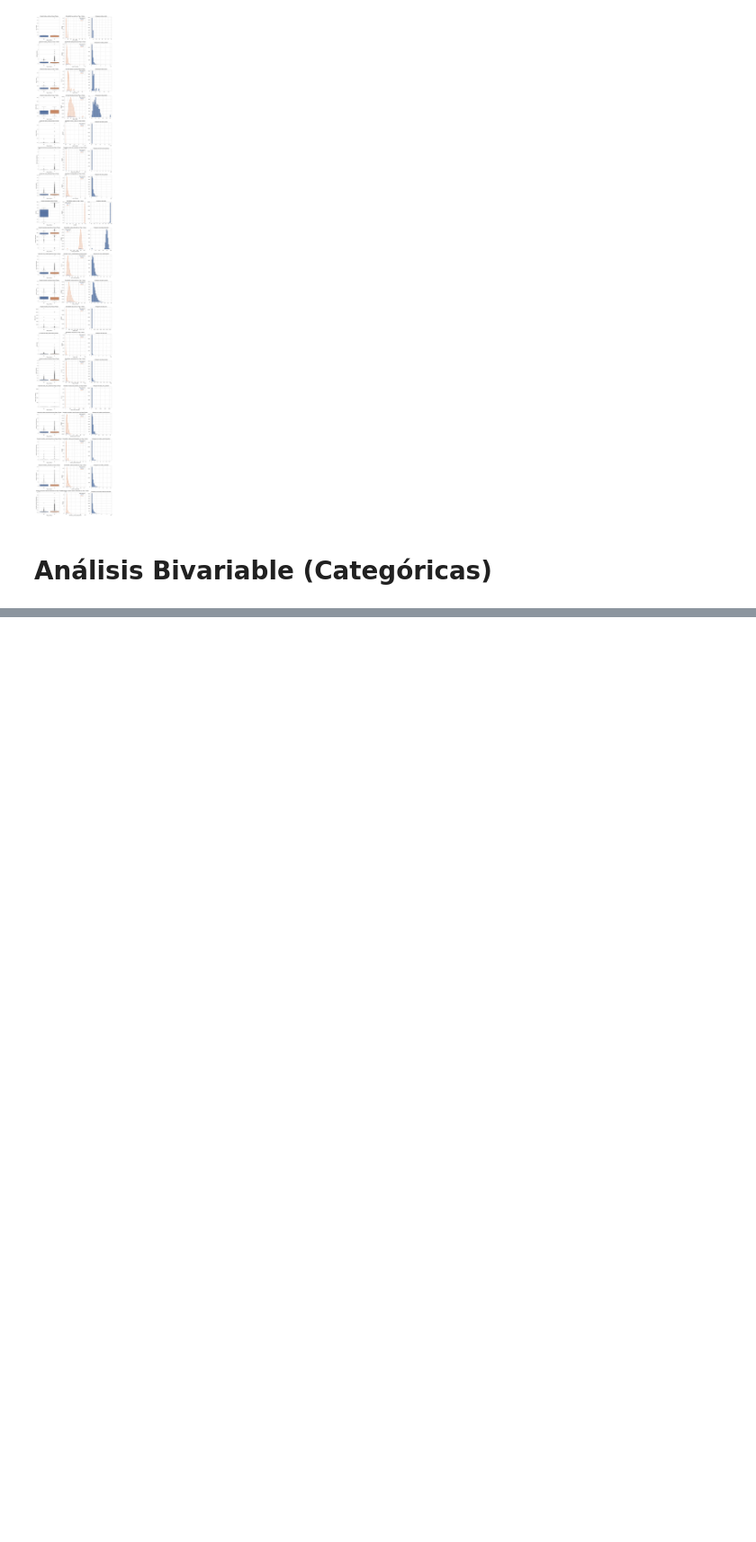
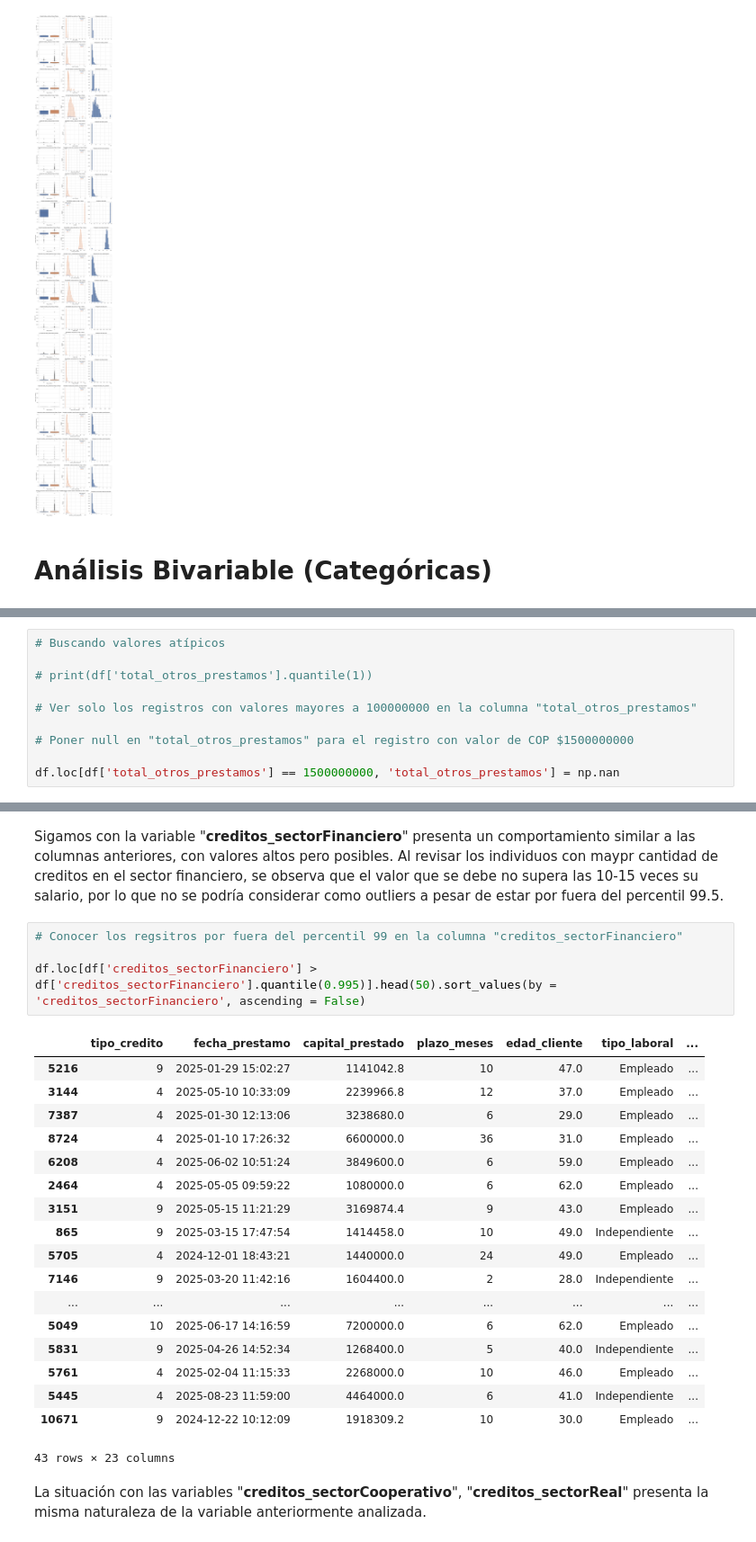
Before and after one commit to pbuitragoa33/MLOps-Financial-Risk-pipeline, a Jupyter notebook: etl_scripts/src/desarrollo/transformacion_eda.ipynb, the cells around one changed output, grey strips where cells are left out. Shown at 90% size. Cells and saved outputs as stored; diff of their text form; blank space fills up the shorter version.

```diff
--- a/etl_scripts/src/desarrollo/transformacion_eda.ipynb
+++ b/etl_scripts/src/desarrollo/transformacion_eda.ipynb
@@ -557,0 +684,10 @@ En este punto del análisis (en orden cronológico) se contempló realizar la de
+# %%
+# Buscando valores atípicos
+
+# print(df['total_otros_prestamos'].quantile(1))
+
+# Ver solo los registros con valores mayores a 100000000 en la columna "total_otros_prestamos"
+
+# Poner null en "total_otros_prestamos" para el registro con valor de COP $1500000000
+
+df.loc[df['total_otros_prestamos'] == 1500000000, 'total_otros_prestamos'] = np.nan
@@ -557,0 +710,27 @@ En este punto del análisis (en orden cronológico) se contempló realizar la de
+# %% [markdown]
+Sigamos con la variable "**creditos_sectorFinanciero**" presenta un comportamiento similar a las columnas anteriores, con valores altos pero posibles. Al revisar los individuos con maypr cantidad de creditos en el sector financiero, se observa que el valor que se debe no supera las 10-15 veces su salario, por lo que no se podría considerar como outliers a pesar de estar por fuera del percentil 99.5.
+# %%
+# Conocer los regsitros por fuera del percentil 99 en la columna "creditos_sectorFinanciero"
+
+df.loc[df['creditos_sectorFinanciero'] > df['creditos_sectorFinanciero'].quantile(0.995)].head(50).sort_values(by = 'creditos_sectorFinanciero', ascending = False)
+# %% [output]
+|  | tipo_credito | fecha_prestamo | capital_prestado | plazo_meses | edad_cliente | tipo_laboral | ... |
+| 5216 | 9 | 2025-01-29 15:02:27 | 1141042.8 | 10 | 47.0 | Empleado | ... |
+| 3144 | 4 | 2025-05-10 10:33:09 | 2239966.8 | 12 | 37.0 | Empleado | ... |
+| 7387 | 4 | 2025-01-30 12:13:06 | 3238680.0 | 6 | 29.0 | Empleado | ... |
+| 8724 | 4 | 2025-01-10 17:26:32 | 6600000.0 | 36 | 31.0 | Empleado | ... |
+| 6208 | 4 | 2025-06-02 10:51:24 | 3849600.0 | 6 | 59.0 | Empleado | ... |
+| 2464 | 4 | 2025-05-05 09:59:22 | 1080000.0 | 6 | 62.0 | Empleado | ... |
+| 3151 | 9 | 2025-05-15 11:21:29 | 3169874.4 | 9 | 43.0 | Empleado | ... |
+| 865 | 9 | 2025-03-15 17:47:54 | 1414458.0 | 10 | 49.0 | Independiente | ... |
+| 5705 | 4 | 2024-12-01 18:43:21 | 1440000.0 | 24 | 49.0 | Empleado | ... |
+| 7146 | 9 | 2025-03-20 11:42:16 | 1604400.0 | 2 | 28.0 | Independiente | ... |
+| ... | ... | ... | ... | ... | ... | ... | ... |
+| 5049 | 10 | 2025-06-17 14:16:59 | 7200000.0 | 6 | 62.0 | Empleado | ... |
+| 5831 | 9 | 2025-04-26 14:52:34 | 1268400.0 | 5 | 40.0 | Independiente | ... |
+| 5761 | 4 | 2025-02-04 11:15:33 | 2268000.0 | 10 | 46.0 | Empleado | ... |
+| 5445 | 4 | 2025-08-23 11:59:00 | 4464000.0 | 6 | 41.0 | Independiente | ... |
+| 10671 | 9 | 2024-12-22 10:12:09 | 1918309.2 | 10 | 30.0 | Empleado | ... |
+43 rows × 23 columns
+# %% [markdown]
+La situación con las variables "**creditos_sectorCooperativo**", "**creditos_sectorReal**" presenta la misma naturaleza de la variable anteriormente analizada.
```
Also changed, not shown: parts of 28 cells of this notebook.
